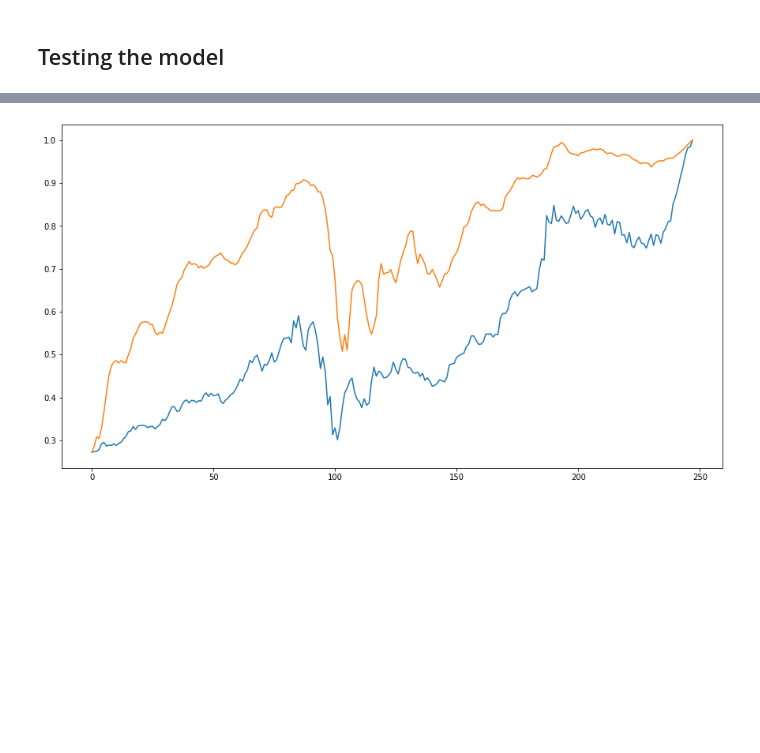
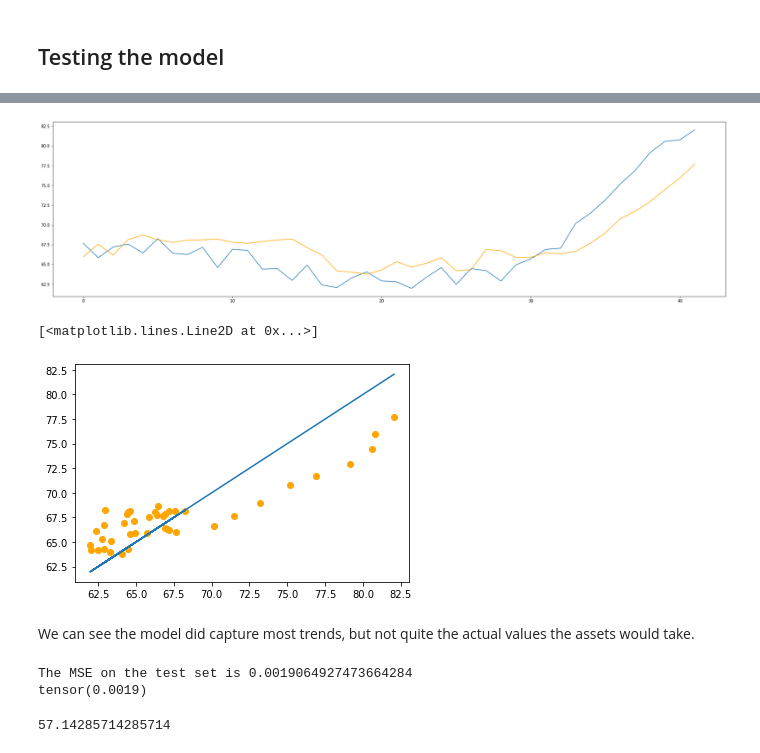
Before and after one commit to brunokiyoshi/Nanodegree-MLE-capstone-project, a Jupyter notebook: Capstone project.ipynb, the cells around one changed output, grey strips where cells are left out. Cells and saved outputs as stored; diff of their text form; code cells hidden in the pictures; blank space fills up the shorter version.

Commit message:
Add binary classification model and results
Add binary classification model and results

```diff
--- a/Capstone project.ipynb
+++ b/Capstone project.ipynb
@@ -241,4 +436,2 @@ Billable seconds: 103
 # %% [markdown]
 ## Deploy the model
-# %%
-predictor = estimator.deploy(initial_instance_count = 1, instance_type = 'ml.t2.medium')
@@ -248,0 +438,6 @@ Parameter image will be renamed to image_uri in SageMaker Python SDK v2.
+# %%
+%%time
+if client.describe_endpoint(EndpointName=endpoint_name)["EndpointStatus"] not in ["InService", "Creating"]:
+    predictor = lstm.deploy(initial_instance_count = 1, instance_type = 'ml.t2.medium', endpoint_name=endpoint_name)
+else:
+    predictor = sagemaker.pytorch.PyTorchPredictor(endpoint_name=endpoint_name)
@@ -248,0 +458,2 @@ Parameter image will be renamed to image_uri in SageMaker Python SDK v2.
+# %%
+y_scaler = dict_scalers["Close(t+1)"]
@@ -294,8 +505,21 @@ for i in range(len(predictions)):
+# %%
+predictions_ = y_scaler.inverse_transform(predictions)
+test_y_ = y_scaler.inverse_transform(test_y)
 # %%
 # plot baseline and predictions
-plt.figure(figsize=(15,8))
-plt.plot(test_y)
-plt.plot(MinMaxScaler(feature_range=(0.2720, 1)).fit_transform(predictions))
+plt.figure(figsize=(30,8))
+plt.plot(test_y_)
+plt.plot(predictions_, c="orange")
+# shifted = [predictions_[0]]+(list(predictions_))
+# plt.plot(shifted, c="red")
 plt.show()
 # %% [output]
-[figure, old version]
+[figure, new version]
+# %%
+plt.scatter(test_y_, predictions_, c="orange")
+plt.plot(test_y_, test_y_)
+# %% [output]
+[<matplotlib.lines.Line2D at 0x...>]
+[figure, added]
+# %% [markdown]
+We can see the model did capture  most trends, but not quite the actual values the assets would take.
@@ -301,0 +535,7 @@ plt.show()
+# %%
+print(f"The MSE on the test set is {calculate_MSE(predictions, test_y)}")
+loss_fn = torch.nn.MSELoss(size_average=True)
+print(loss_fn(torch.from_numpy(predictions), test_y))
+# %% [output]
+The MSE on the test set is 0.0019064927473664284
+tensor(0.0019)
@@ -301,0 +553,4 @@ plt.show()
+# %%
+print(calc_acc_movement(predictions_, test_y) * 100)
+# %% [output]
+57.14285714285714
```
Also changed, not shown: parts of 93 cells of this notebook, 4 other files.
